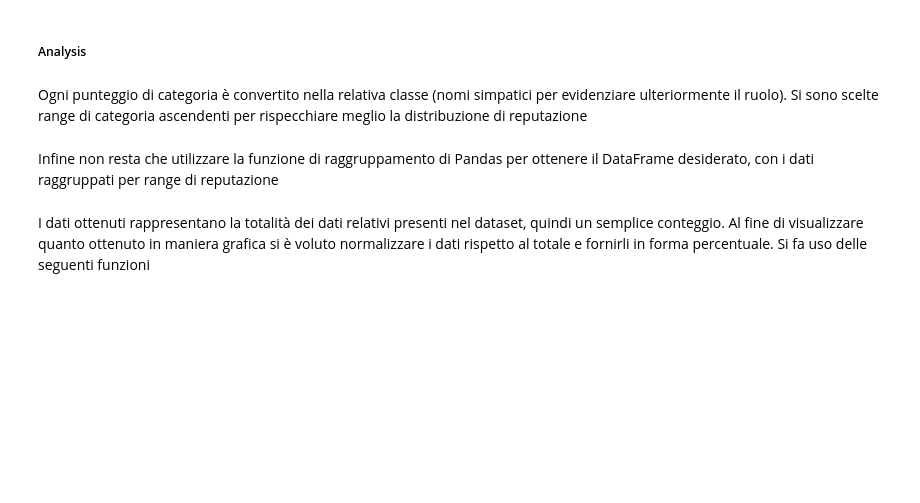
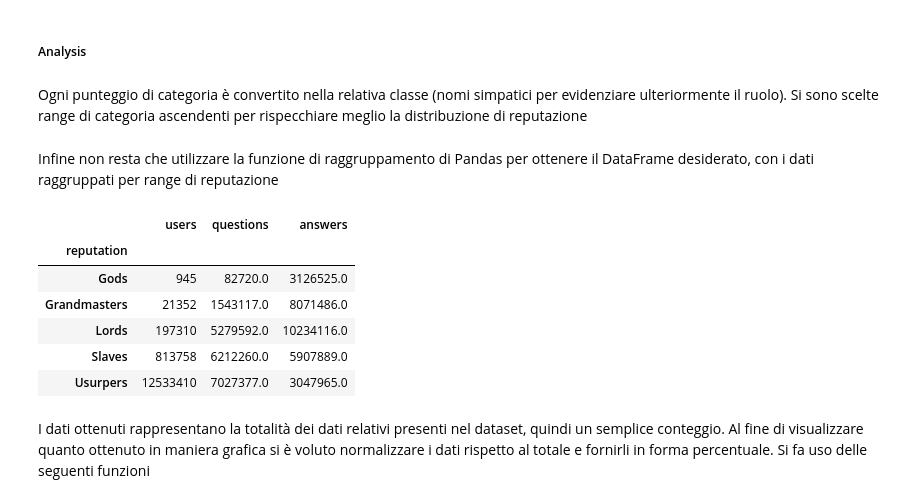
Before and after one commit to Chiyo-no-sake/ds_project, a Jupyter notebook: Relazione.ipynb, the cells around one changed output. Drawn from its saved outputs; the diff is of its cells as text; code cells hidden in the pictures; blank space fills up the shorter version.

```diff
--- a/Relazione.ipynb
+++ b/Relazione.ipynb
@@ -387,6 +386,15 @@ Ogni punteggio di categoria è convertito nella relativa classe (nomi simpatici
 Infine non resta che utilizzare la funzione di raggruppamento di Pandas per ottenere il DataFrame desiderato, con i dati raggruppati per range di reputazione
 # %%
 reputation_df = aggregate.groupby(['reputation']).sum()
+reputation_df
+# %% [output]
+|  | users | questions | answers |
+| reputation |  |  |  |
+| Gods | 945 | 82720.0 | 3126525.0 |
+| Grandmasters | 21352 | 1543117.0 | 8071486.0 |
+| Lords | 197310 | 5279592.0 | 10234116.0 |
+| Slaves | 813758 | 6212260.0 | 5907889.0 |
+| Usurpers | 12533410 | 7027377.0 | 3047965.0 |
 # %% [markdown]
 I dati ottenuti rappresentano la totalità dei dati relativi presenti nel dataset, quindi un semplice conteggio. Al fine di visualizzare quanto ottenuto in maniera grafica si è voluto normalizzare i dati rispetto al totale e fornirli in forma percentuale.
 Si fa uso delle seguenti funzioni
```
Also changed, not shown: parts of 5 cells of this notebook, 1 other file.
